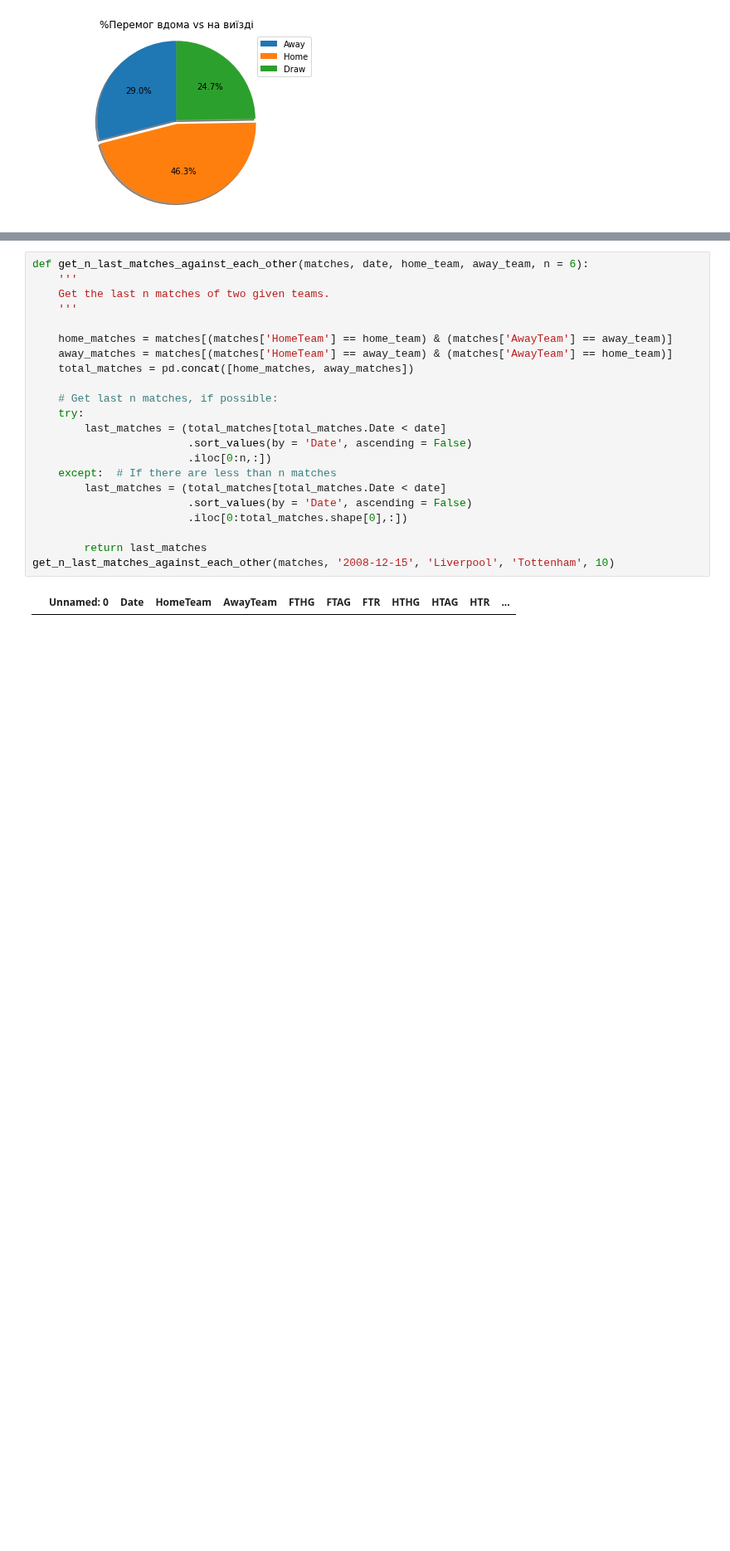
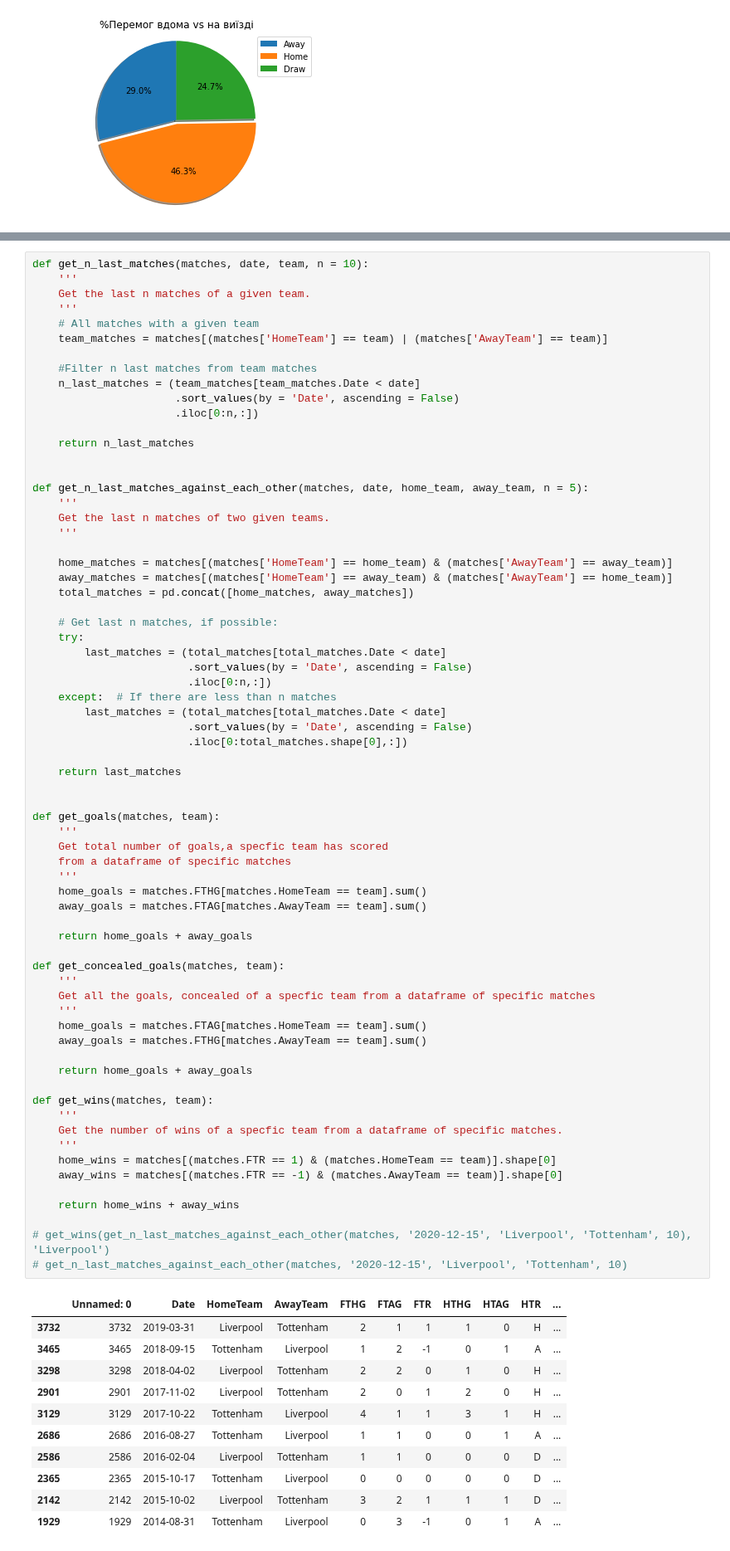
Before and after one commit to maxymkuz/Sports-predictor, a Jupyter notebook: data_exploration.ipynb, the cells around one changed output, grey strips where cells are left out. Shown at 83% size. Drawn from its saved outputs; the diff is of its cells as text; blank space fills up the shorter version.

```diff
--- a/data_exploration.ipynb
+++ b/data_exploration.ipynb
@@ -112,24 +114,80 @@ get_n_last_matches(matches, matches.iloc[-5]['Date'], 'Liverpool', 10)
 # %%
-def get_n_last_matches_against_each_other(matches, date, home_team, away_team, n = 6):
+def get_n_last_matches(matches, date, team, n = 10):
+    '''
+    Get the last n matches of a given team.
+    '''
+    # All matches with a given team
+    team_matches = matches[(matches['HomeTeam'] == team) | (matches['AwayTeam'] == team)]
+
+    #Filter n last matches from team matches
+    n_last_matches = (team_matches[team_matches.Date < date]
+                      .sort_values(by = 'Date', ascending = False)
+                      .iloc[0:n,:])
+
+    return n_last_matches
+
+
+def get_n_last_matches_against_each_other(matches, date, home_team, away_team, n = 5):
     '''
     Get the last n matches of two given teams.
     '''
 
     home_matches = matches[(matches['HomeTeam'] == home_team) & (matches['AwayTeam'] == away_team)]
     away_matches = matches[(matches['HomeTeam'] == away_team) & (matches['AwayTeam'] == home_team)]
     total_matches = pd.concat([home_matches, away_matches])
 
     # Get last n matches, if possible:
     try:
         last_matches = (total_matches[total_matches.Date < date]
                         .sort_values(by = 'Date', ascending = False)
                         .iloc[0:n,:])
     except:  # If there are less than n matches
         last_matches = (total_matches[total_matches.Date < date]
                         .sort_values(by = 'Date', ascending = False)
                         .iloc[0:total_matches.shape[0],:])
 
-        return last_matches
-get_n_last_matches_against_each_other(matches, '2008-12-15', 'Liverpool', 'Tottenham', 10)
+    return last_matches
+
+
+def get_goals(matches, team):
+    '''
+    Get total number of goals,a specfic team has scored
+    from a dataframe of specific matches
+    '''
+    home_goals = matches.FTHG[matches.HomeTeam == team].sum()
+    away_goals = matches.FTAG[matches.AwayTeam == team].sum()
+
+    return home_goals + away_goals
+
+def get_concealed_goals(matches, team):
+    '''
+    Get all the goals, concealed of a specfic team from a dataframe of specific matches
+    '''
+    home_goals = matches.FTAG[matches.HomeTeam == team].sum()
+    away_goals = matches.FTHG[matches.AwayTeam == team].sum()
+
+    return home_goals + away_goals
+
+def get_wins(matches, team):
+    '''
+    Get the number of wins of a specfic team from a dataframe of specific matches.
+    '''
+    home_wins = matches[(matches.FTR == 1) & (matches.HomeTeam == team)].shape[0]
+    away_wins = matches[(matches.FTR == -1) & (matches.AwayTeam == team)].shape[0]
+
+    return home_wins + away_wins
+
+# get_wins(get_n_last_matches_against_each_other(matches, '2020-12-15', 'Liverpool', 'Tottenham', 10), 'Liverpool')
+# get_n_last_matches_against_each_other(matches, '2020-12-15', 'Liverpool', 'Tottenham', 10)
 # %% [output]
 |  | Unnamed: 0 | Date | HomeTeam | AwayTeam | FTHG | FTAG | FTR | HTHG | HTAG | HTR | ... |
+| 3732 | 3732 | 2019-03-31 | Liverpool | Tottenham | 2 | 1 | 1 | 1 | 0 | H | ... |
+| 3465 | 3465 | 2018-09-15 | Tottenham | Liverpool | 1 | 2 | -1 | 0 | 1 | A | ... |
+| 3298 | 3298 | 2018-04-02 | Liverpool | Tottenham | 2 | 2 | 0 | 1 | 0 | H | ... |
+| 2901 | 2901 | 2017-11-02 | Liverpool | Tottenham | 2 | 0 | 1 | 2 | 0 | H | ... |
+| 3129 | 3129 | 2017-10-22 | Tottenham | Liverpool | 4 | 1 | 1 | 3 | 1 | H | ... |
+| 2686 | 2686 | 2016-08-27 | Tottenham | Liverpool | 1 | 1 | 0 | 0 | 1 | A | ... |
+| 2586 | 2586 | 2016-02-04 | Liverpool | Tottenham | 1 | 1 | 0 | 0 | 0 | D | ... |
+| 2365 | 2365 | 2015-10-17 | Tottenham | Liverpool | 0 | 0 | 0 | 0 | 0 | D | ... |
+| 2142 | 2142 | 2015-10-02 | Liverpool | Tottenham | 3 | 2 | 1 | 1 | 1 | D | ... |
+| 1929 | 1929 | 2014-08-31 | Tottenham | Liverpool | 0 | 3 | -1 | 0 | 1 | A | ... |
```
Also changed, not shown: parts of 10 cells of this notebook, 5 other files.
